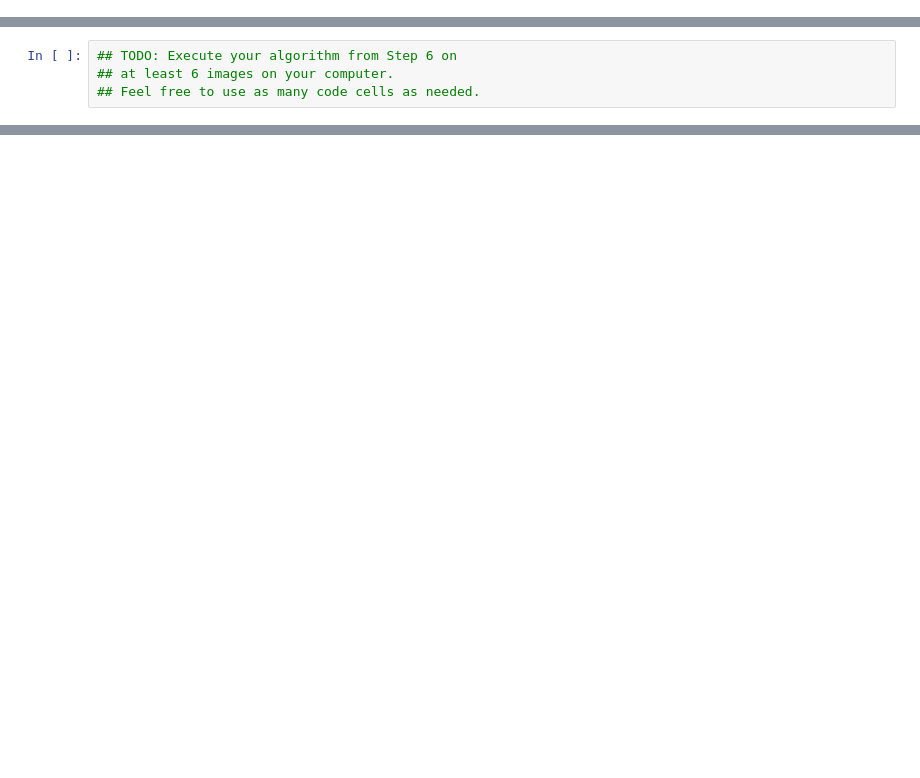
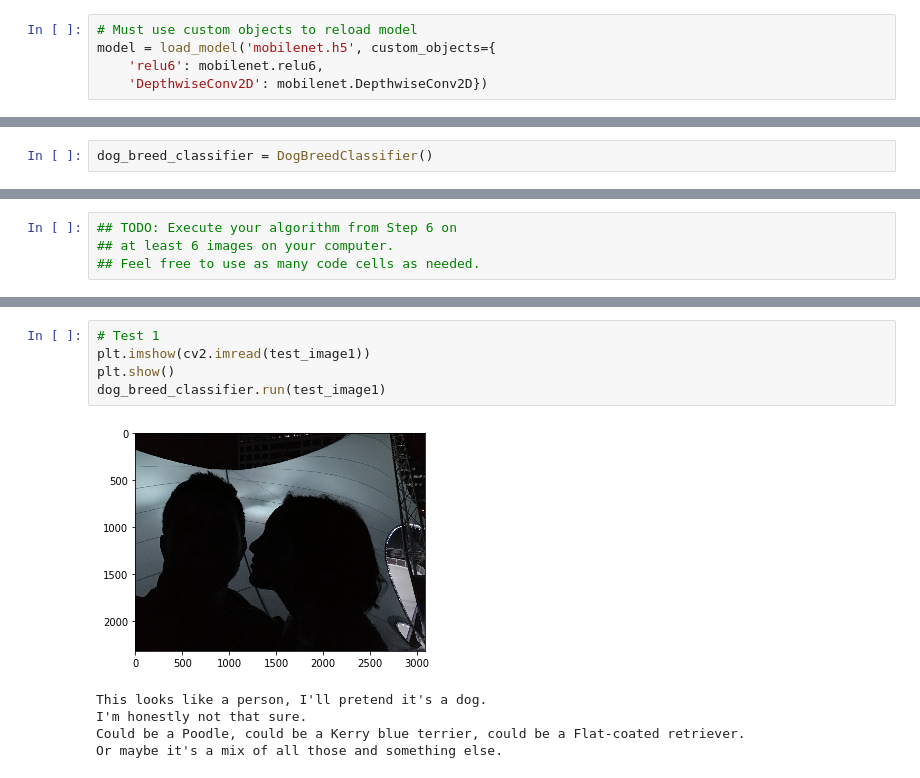
Before and after one commit to ChrisJFarr/DogBreedClassifier, a Jupyter notebook: dog_app.ipynb, the cells around one changed output, grey strips where cells are left out. Cells and saved outputs as stored; diff of their text form; blank space fills up the shorter version.

```diff
--- a/dog_app.ipynb
+++ b/dog_app.ipynb
@@ -745,0 +999,5 @@ where `{network}`, in the above filename, should be one of `VGG19`, `Resnet50`,
+# %%
+# Must use custom objects to reload model
+model = load_model('mobilenet.h5', custom_objects={
+    'relu6': mobilenet.relu6,
+    'DepthwiseConv2D': mobilenet.DepthwiseConv2D})
@@ -767,3 +1213,5 @@ Some sample output for our algorithm is provided below, but feel free to design
+# %%
+dog_breed_classifier = DogBreedClassifier()
 # %% [markdown]
 ---
 <a id='step7'></a>
@@ -784,0 +1251,11 @@ __Answer:__
+# %%
+# Test 1
+plt.imshow(cv2.imread(test_image1))
+plt.show()
+dog_breed_classifier.run(test_image1)
+# %% [output]
+[figure, added]
+This looks like a person, I'll pretend it's a dog.
+I'm honestly not that sure.
+Could be a Poodle, could be a Kerry blue terrier, could be a Flat-coated retriever.
+Or maybe it's a mix of all those and something else.
```
Also changed, not shown: parts of 57 cells of this notebook, 3 other files.
